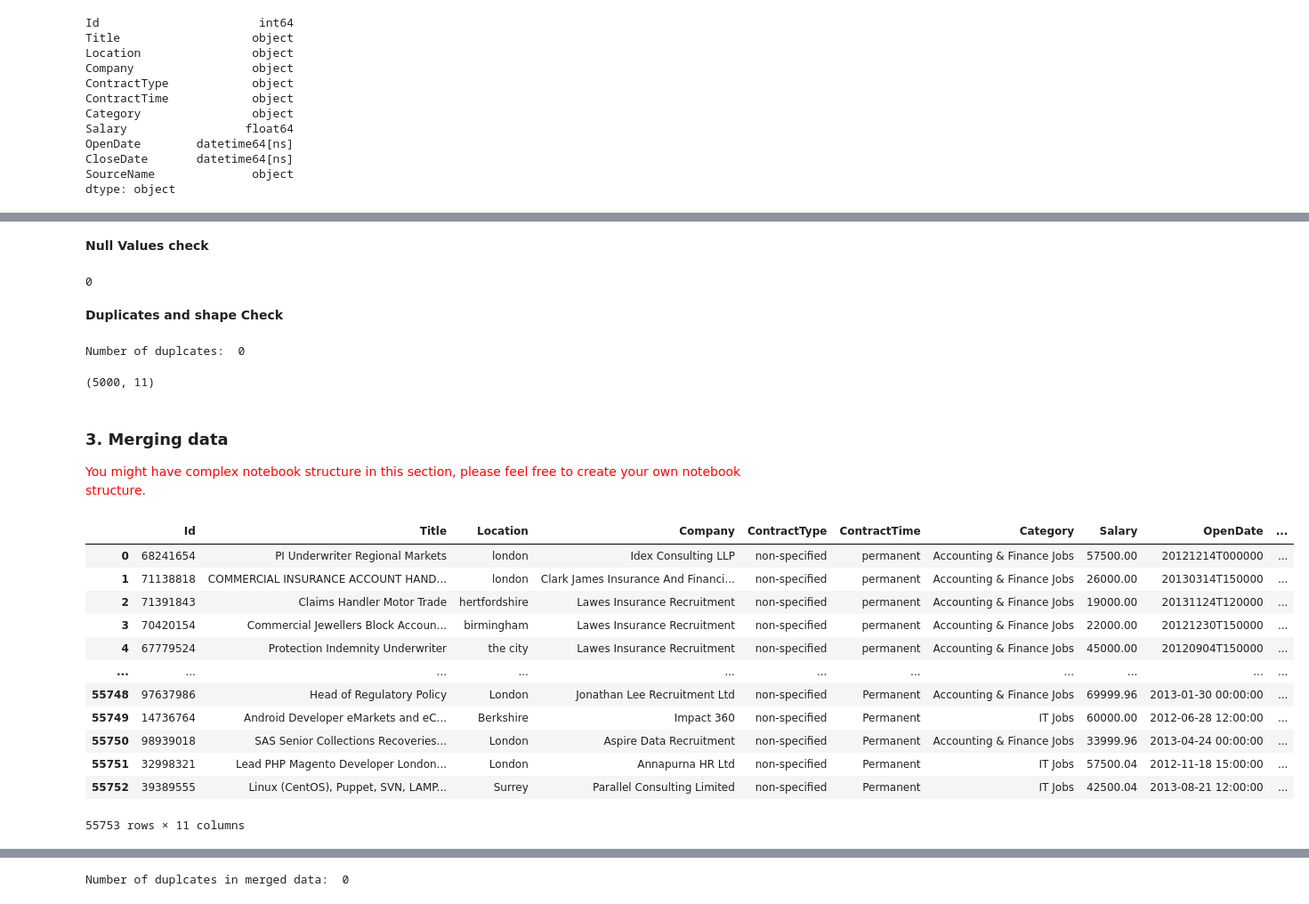
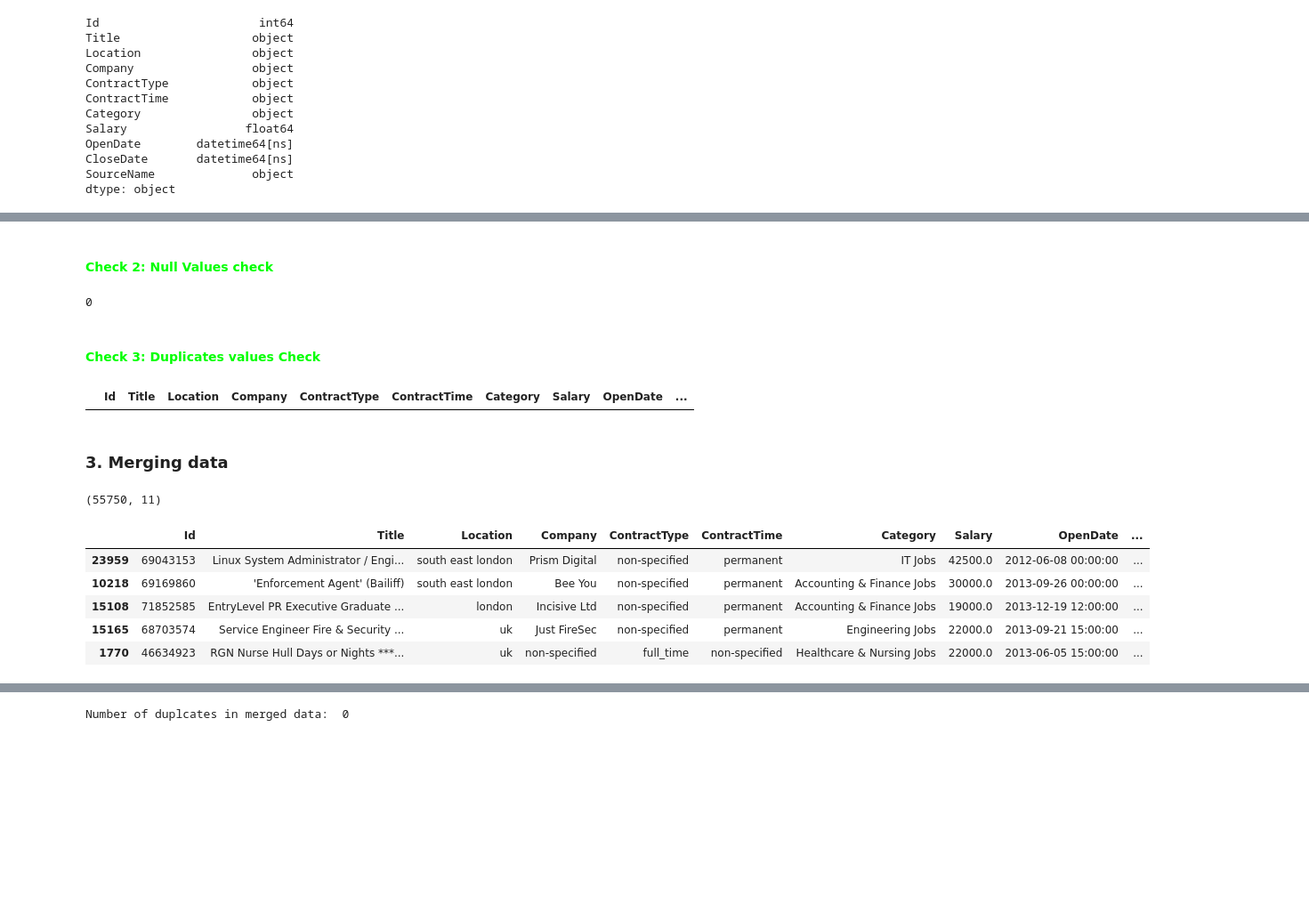
Before and after one commit to ayushpatel2002/Data-cleansing-and-modelling, a Jupyter notebook: s3891013_task3.ipynb, the cells around one changed output, grey strips where cells are left out. Shown: that part at 89% size. Cells and saved outputs as stored; diff of their text form; code cells hidden in the pictures; blank space fills up the shorter version.

```diff
--- a/s3891013_task3.ipynb
+++ b/s3891013_task3.ipynb
@@ -161,13 +222,0 @@ To match the schema of datase1 and our requiremnets, code below first inspects t
-# %%
-# Code to fix the conflict
-df['ContractTime'].value_counts
-pd.pandas.unique(df['ContractTime'])
-
-# Convert values in the 'ContractType' column as specified
-df['ContractType'] = df['ContractTime'].replace({
-    'Permanent': 'permanent',
-    'Fixed Term Contract': 'contract'
-}).fillna('non-specified')
-
-# Display the first few rows of the modified dataset
-df
@@ -190,4 +222,0 @@ Adding the missing columns which are present in dataset1 but not in 2
-# %%
-df['ContractType'] = 'non-specified'
-df['SourceName'] = 'non-specified'
-df
@@ -207,0 +227,5 @@ df
+# %%
+# Code to fix the conflict
+df['ContractTime'] = df['ContractTime'].str.strip()
+df['ContractTime'].value_counts
+pd.pandas.unique(df['ContractTime'])
@@ -207,0 +239,6 @@ df
+# %%
+df['ContractTime'] = df['ContractTime'].replace({
+    'Permanent': 'permanent',
+    'Fixed Term Contract': 'contract'
+}).fillna('non-specified')
+pd.pandas.unique(df['ContractTime'])
@@ -357,40 +471,31 @@ dtype: object
 # %% [markdown]
-<b> Null Values check
+<h4 style = 'color: lime'> Check 2: Null Values check
 # %%
 df.isnull().sum().sum()
 # %% [output]
 0
-# %% [markdown]
-<b> Duplicates and shape Check
+# %% [markdown]
+<h4 style = 'color: lime'> Check 3: Duplicates values Check
 # %%
-print('Number of duplcates: ', df[['Title', 'Location', 'Company', 'ContractType', 'ContractTime', 'Category', 'Salary', 'OpenDate', 'CloseDate', 'SourceName']].duplicated().sum())
-df.shape
+df[df[['Title', 'Location', 'Company', 'ContractType', 'ContractTime',	'Category', 'Salary', 'OpenDate', 'CloseDate', 'SourceName']].duplicated(keep=False)]
 # %% [output]
-Number of duplcates:  0
-(5000, 11)
+|  | Id | Title | Location | Company | ContractType | ContractTime | Category | Salary | OpenDate | ... |
-# %% [markdown]
-### 3. Merging data
-
-<span style="color: red"> You might have complex notebook structure in this section, please feel free to create your own notebook structure. </span>
+# %% [markdown]
+### 3. Merging data
 # %%
 # Code to merge two data sets
 df1 = pd.read_csv('s3891013_dataset1_solution.csv')
 df_merged = pd.concat([df1, df], ignore_index=True)
-df_merged
+print(df_merged.shape)
+df_merged.sample(5)
 # %% [output]
+(55750, 11)
 |  | Id | Title | Location | Company | ContractType | ContractTime | Category | Salary | OpenDate | ... |
-| 0 | 68241654 | PI Underwriter Regional Markets | london | Idex Consulting LLP | non-specified | permanent | Accounting & Finance Jobs | 57500.00 | 20121214T000000 | ... |
-| 1 | 71138818 | COMMERCIAL INSURANCE ACCOUNT HAND... | london | Clark James Insurance And Financi... | non-specified | permanent | Accounting & Finance Jobs | 26000.00 | 20130314T150000 | ... |
-| 2 | 71391843 | Claims Handler Motor Trade | hertfordshire | Lawes Insurance Recruitment | non-specified | permanent | Accounting & Finance Jobs | 19000.00 | 20131124T120000 | ... |
-| 3 | 70420154 | Commercial Jewellers Block Accoun... | birmingham | Lawes Insurance Recruitment | non-specified | permanent | Accounting & Finance Jobs | 22000.00 | 20121230T150000 | ... |
-| 4 | 67779524 | Protection Indemnity Underwriter | the city | Lawes Insurance Recruitment | non-specified | permanent | Accounting & Finance Jobs | 45000.00 | 20120904T150000 | ... |
-| ... | ... | ... | ... | ... | ... | ... | ... | ... | ... | ... |
-| 55748 | 97637986 | Head of Regulatory Policy | London | Jonathan Lee Recruitment Ltd | non-specified | Permanent | Accounting & Finance Jobs | 69999.96 | 2013-01-30 00:00:00 | ... |
-| 55749 | 14736764 | Android Developer eMarkets and eC... | Berkshire | Impact 360 | non-specified | Permanent | IT Jobs | 60000.00 | 2012-06-28 12:00:00 | ... |
-| 55750 | 98939018 | SAS Senior Collections Recoveries... | London | Aspire Data Recruitment | non-specified | Permanent | Accounting & Finance Jobs | 33999.96 | 2013-04-24 00:00:00 | ... |
-| 55751 | 32998321 | Lead PHP Magento Developer London... | London | Annapurna HR Ltd | non-specified | Permanent | IT Jobs | 57500.04 | 2012-11-18 15:00:00 | ... |
-| 55752 | 39389555 | Linux (CentOS), Puppet, SVN, LAMP... | Surrey | Parallel Consulting Limited | non-specified | Permanent | IT Jobs | 42500.04 | 2013-08-21 12:00:00 | ... |
+| 23959 | 69043153 | Linux System Administrator / Engi... | south east london | Prism Digital | non-specified | permanent | IT Jobs | 42500.0 | 2012-06-08 00:00:00 | ... |
+| 10218 | 69169860 | 'Enforcement Agent' (Bailiff) | south east london | Bee You | non-specified | permanent | Accounting & Finance Jobs | 30000.0 | 2013-09-26 00:00:00 | ... |
+| 15108 | 71852585 | EntryLevel PR Executive Graduate ... | london | Incisive Ltd | non-specified | permanent | Accounting & Finance Jobs | 19000.0 | 2013-12-19 12:00:00 | ... |
+| 15165 | 68703574 | Service Engineer Fire & Security ... | uk | Just FireSec | non-specified | permanent | Engineering Jobs | 22000.0 | 2013-09-21 15:00:00 | ... |
+| 1770 | 46634923 | RGN Nurse Hull Days or Nights ***... | uk | non-specified | full_time | non-specified | Healthcare & Nursing Jobs | 22000.0 | 2013-06-05 15:00:00 | ... |
-55753 rows × 11 columns
 # %% [markdown]
 ### 4. Resolving data conflicts:
 Give some general information about the data conflicts you found in the unified table and how you resolve them.
```
Also changed, not shown: parts of 78 cells of this notebook, 4 other files.
